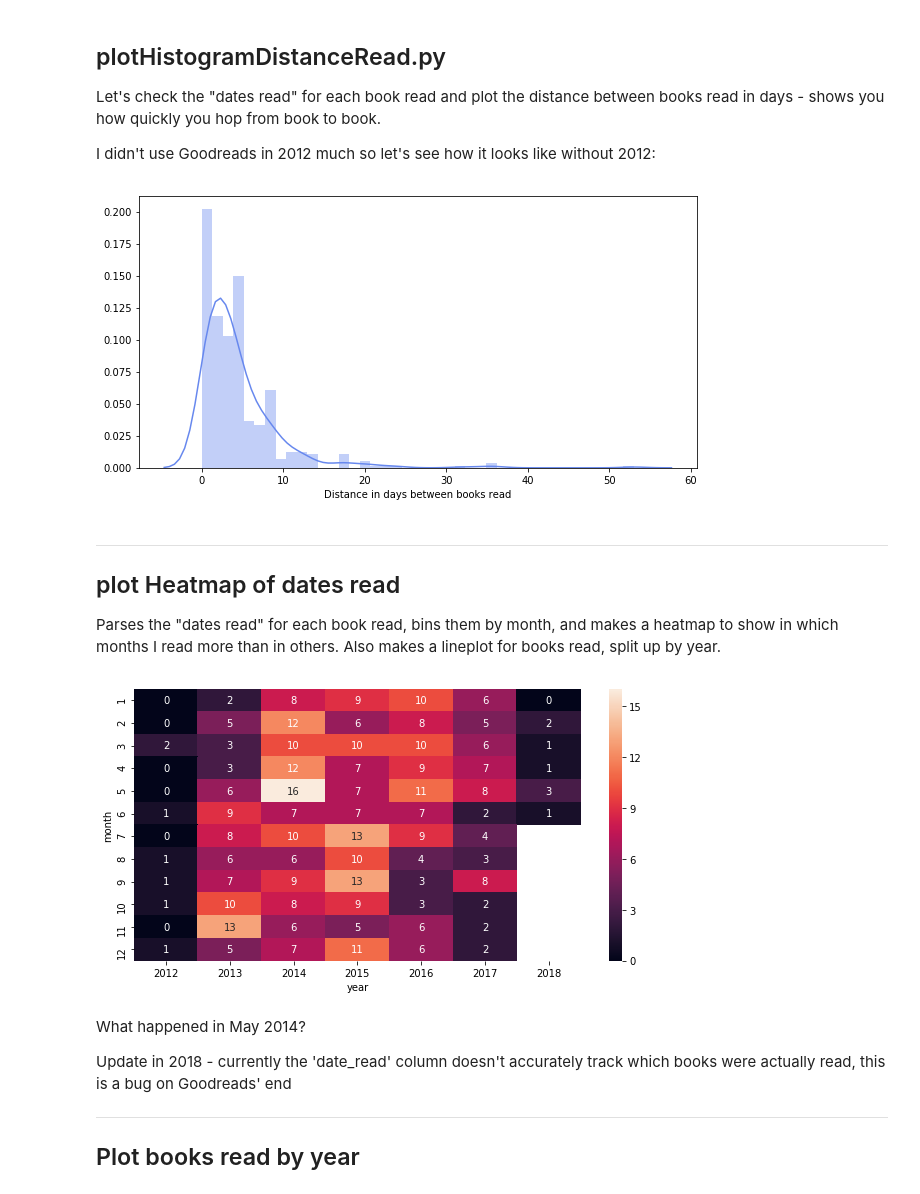
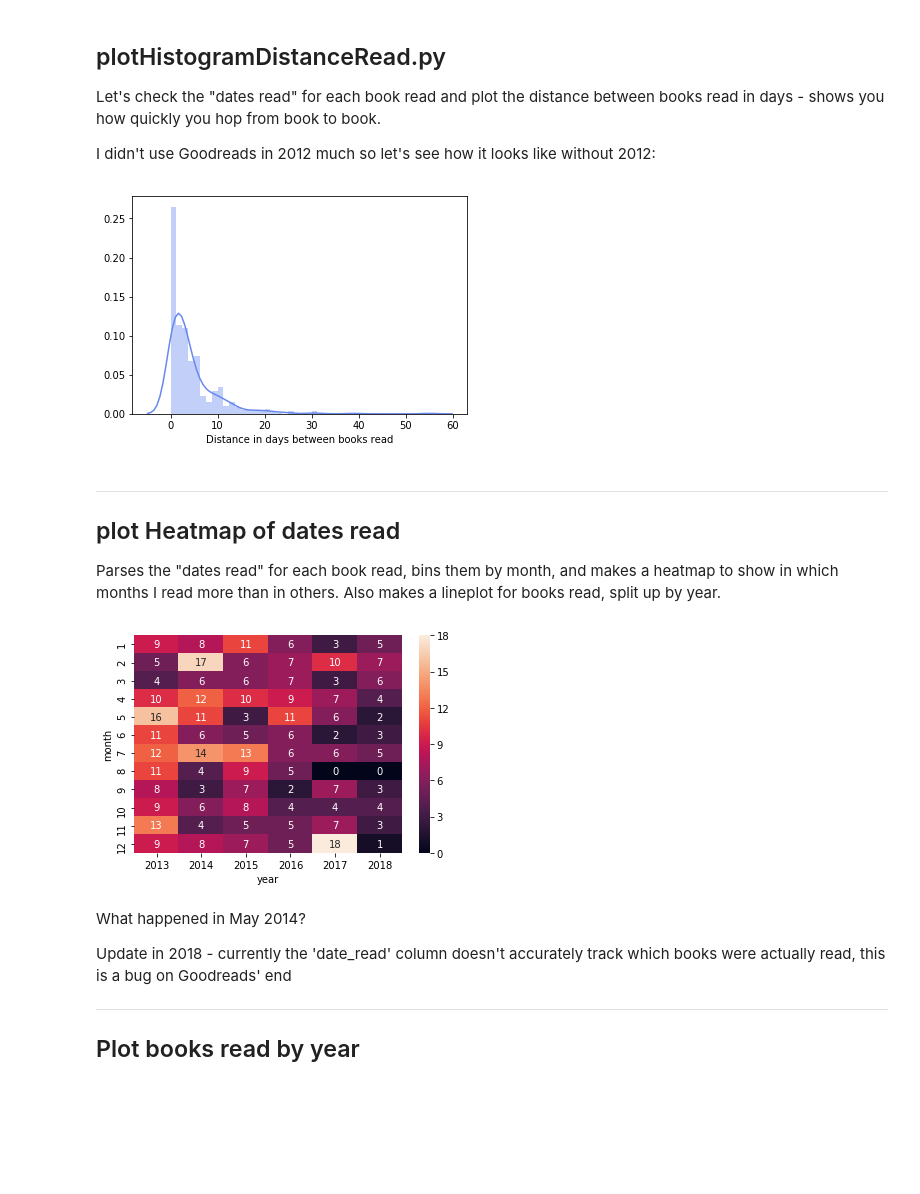
Before and after one commit to philippbayer/Goodreads_visualization, a Jupyter notebook: README.ipynb, the cells around one changed output. Drawn from its saved outputs; the diff is of its cells as text; code cells hidden in the pictures; blank space fills up the shorter version.

```diff
--- a/README.ipynb
+++ b/README.ipynb
@@ -100,6 +100,9 @@ Populating the interactive namespace from numpy and matplotlib
 df = pd.read_csv('./goodreads_export.csv')
 # keep only books that have a rating (unrated books have a rating of 0, we don't need that)
 cleaned_df = df[df["My Rating"] != 0]
+
+# get rid of noise in 2012
+cleaned_df = cleaned_df[(cleaned_df['Date Added'] > '2013-01-01')]
 # %% [markdown]
 # Score distribution
 With a score scale of 1-5, you'd expect that the average score is ~~2.5~~ 3 (since 0 is not counted) after a few hundred books (in other words, is it a normal distribution?)
@@ -249,31 +255,33 @@ Let's check the "dates read" for each book read and plot the distance between bo
 I didn't use Goodreads in 2012 much so let's see how it looks like without 2012:
 # %%
 # first, transform to datetype and get rid of all invalid dates
-dates = pd.to_datetime(cleaned_df["Date Read"])
+#dates = pd.to_datetime(cleaned_df["Date Read"])
+dates = pd.to_datetime(cleaned_df["Date Added"])
+
 dates = dates.dropna()
 sorted_dates = sorted(dates)
 
 last_date = None
 differences = []
 all_days = []
 all_days_without_2012 = [] # not much goodreads usage in 2012 - remove that year
 for date in sorted_dates:
     if not last_date:
         last_date = date
         if date.year != 2012:
             last_date_not_2012 = date
     difference = date - last_date
 
     days = difference.days
     all_days.append(days)
     if date.year != 2012:
         all_days_without_2012.append(days)
     last_date = date
 
 sns.distplot(all_days_without_2012, axlabel="Distance in days between books read")
 pylab.show()
 # %% [output]
-[figure, old version]
+[figure, new version]
 # %% [markdown]
 ***
 
@@ -321,7 +329,7 @@ dfp = df.pivot("month", "year", "books_read")
 # now make the heatmap
 ax = sns.heatmap(dfp, annot=True)
 # %% [output]
-[figure, old version]
+[figure, new version]
 # %% [markdown]
 What happened in May 2014?
 
```
Also changed, not shown: parts of 22 cells of this notebook, 22 other files.
